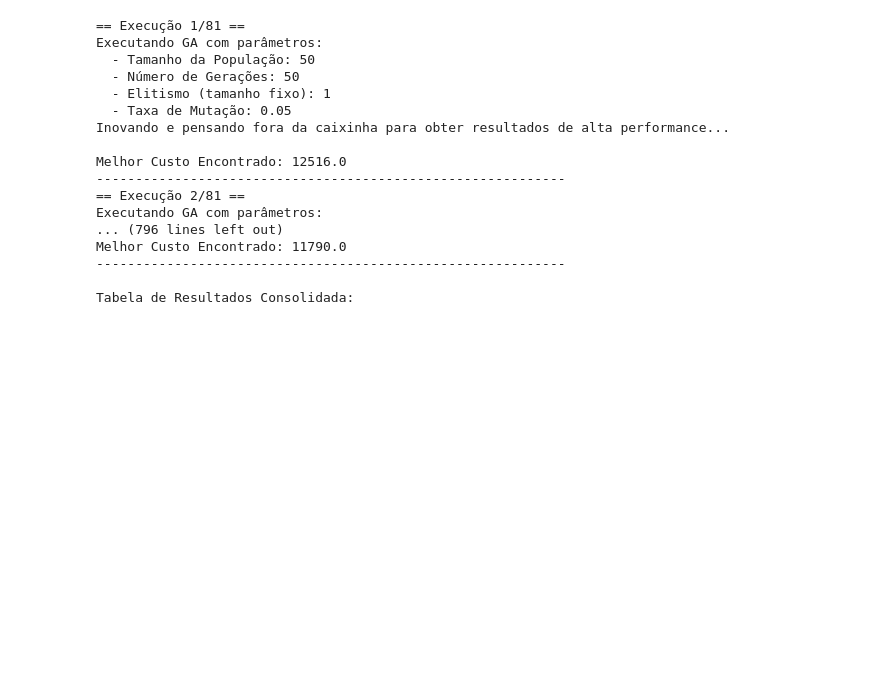
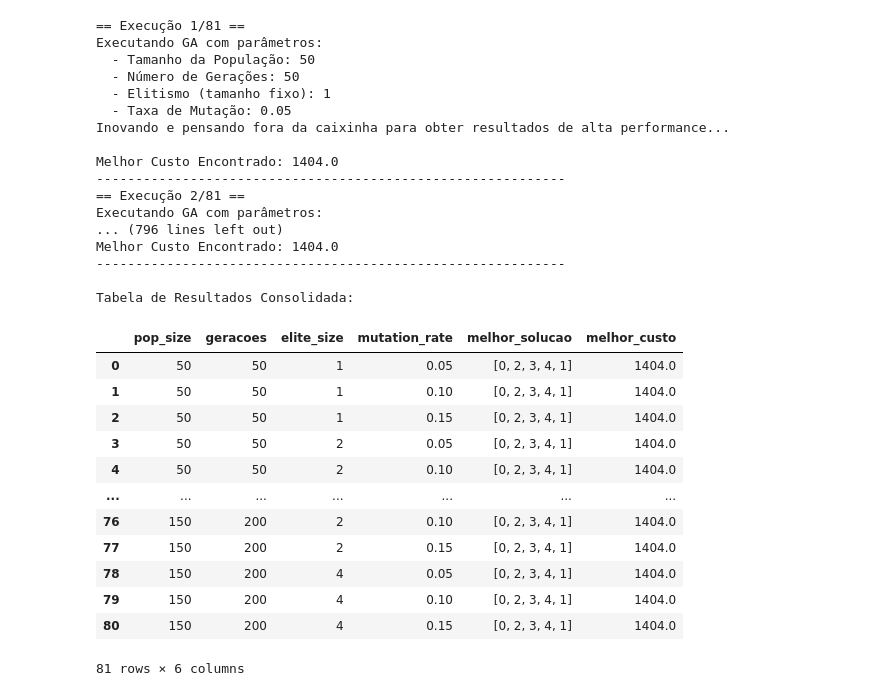
Before and after one commit to lucasgabrielbritosilveira/IA-AlgoritmosGeneticos, a Jupyter notebook: teste.ipynb, the cells around one changed output. Saved outputs shown, nothing was run; the diff lists cells and outputs as text; code cells hidden in the pictures; blank space fills up the shorter version.

```diff
--- a/teste.ipynb
+++ b/teste.ipynb
@@ -74,32 +74,43 @@ def testar_parametros(n, distance_matrix, flow_matrix):
     df_resultados = pd.DataFrame(resultados)
 
     return df_resultados
-
-# Exemplo de chamada (assumindo que distance_matrix e flow_matrix já estejam disponíveis)
-if __name__ == "__main__":
-    n = 10
-    distance_matrix, flow_matrix = Environment(n)
-    df_final = testar_parametros(n, distance_matrix, flow_matrix)
-    print("\nTabela de Resultados Consolidada:")
-    df_final
-# %% [output]
-== Execução 1/81 ==
-Executando GA com parâmetros:
-  - Tamanho da População: 50
-  - Número de Gerações: 50
-  - Elitismo (tamanho fixo): 1
-  - Taxa de Mutação: 0.05
-Inovando e pensando fora da caixinha para obter resultados de alta performance...
-
-Melhor Custo Encontrado: 12516.0
-------------------------------------------------------------
-== Execução 2/81 ==
-Executando GA com parâmetros:
-... (796 lines left out)
-Melhor Custo Encontrado: 11790.0
-------------------------------------------------------------
-
-Tabela de Resultados Consolidada:
+# %%
+n = 5
+distance_matrix, flow_matrix = Environment(n)
+df_final = testar_parametros(n, distance_matrix, flow_matrix)
+print("\nTabela de Resultados Consolidada:")
+df_final
+# %% [output]
+== Execução 1/81 ==
+Executando GA com parâmetros:
+  - Tamanho da População: 50
+  - Número de Gerações: 50
+  - Elitismo (tamanho fixo): 1
+  - Taxa de Mutação: 0.05
+Inovando e pensando fora da caixinha para obter resultados de alta performance...
+
+Melhor Custo Encontrado: 1404.0
+------------------------------------------------------------
+== Execução 2/81 ==
+Executando GA com parâmetros:
+... (796 lines left out)
+Melhor Custo Encontrado: 1404.0
+------------------------------------------------------------
+
+Tabela de Resultados Consolidada:
+|  | pop_size | geracoes | elite_size | mutation_rate | melhor_solucao | melhor_custo |
+| 0 | 50 | 50 | 1 | 0.05 | [0, 2, 3, 4, 1] | 1404.0 |
+| 1 | 50 | 50 | 1 | 0.10 | [0, 2, 3, 4, 1] | 1404.0 |
+| 2 | 50 | 50 | 1 | 0.15 | [0, 2, 3, 4, 1] | 1404.0 |
+| 3 | 50 | 50 | 2 | 0.05 | [0, 2, 3, 4, 1] | 1404.0 |
+| 4 | 50 | 50 | 2 | 0.10 | [0, 2, 3, 4, 1] | 1404.0 |
+| ... | ... | ... | ... | ... | ... | ... |
+| 76 | 150 | 200 | 2 | 0.10 | [0, 2, 3, 4, 1] | 1404.0 |
+| 77 | 150 | 200 | 2 | 0.15 | [0, 2, 3, 4, 1] | 1404.0 |
+| 78 | 150 | 200 | 4 | 0.05 | [0, 2, 3, 4, 1] | 1404.0 |
+| 79 | 150 | 200 | 4 | 0.10 | [0, 2, 3, 4, 1] | 1404.0 |
+| 80 | 150 | 200 | 4 | 0.15 | [0, 2, 3, 4, 1] | 1404.0 |
+81 rows × 6 columns
 # %%
 df_final
 # %% [output]
```
Also changed, not shown: parts of 3 cells of this notebook, 2 other files.
